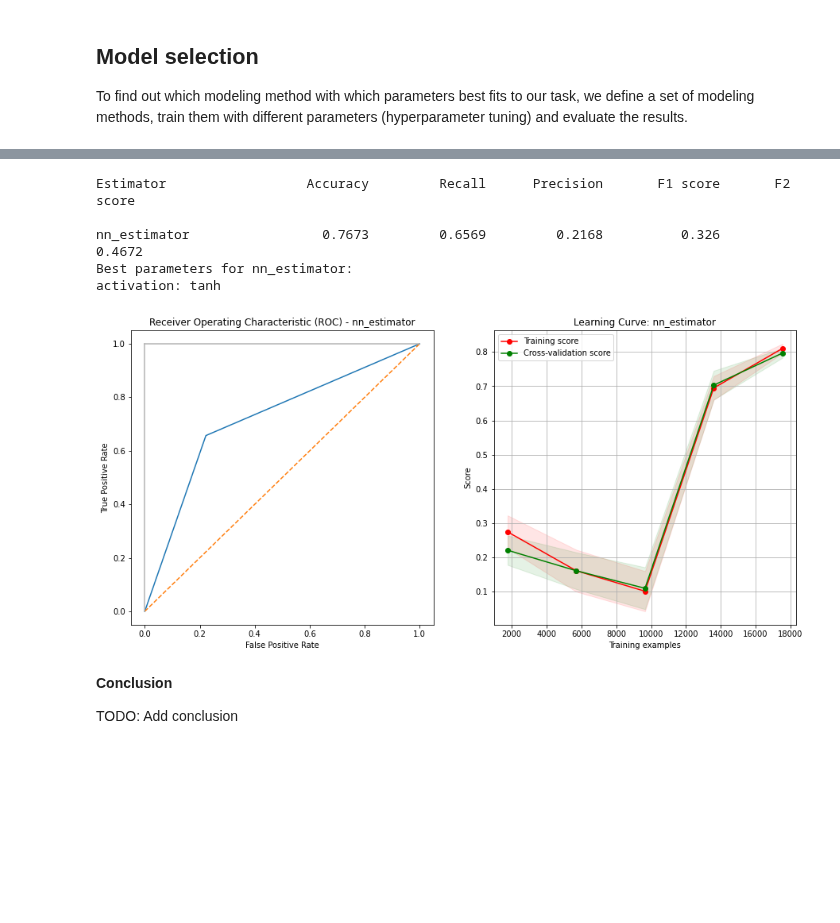
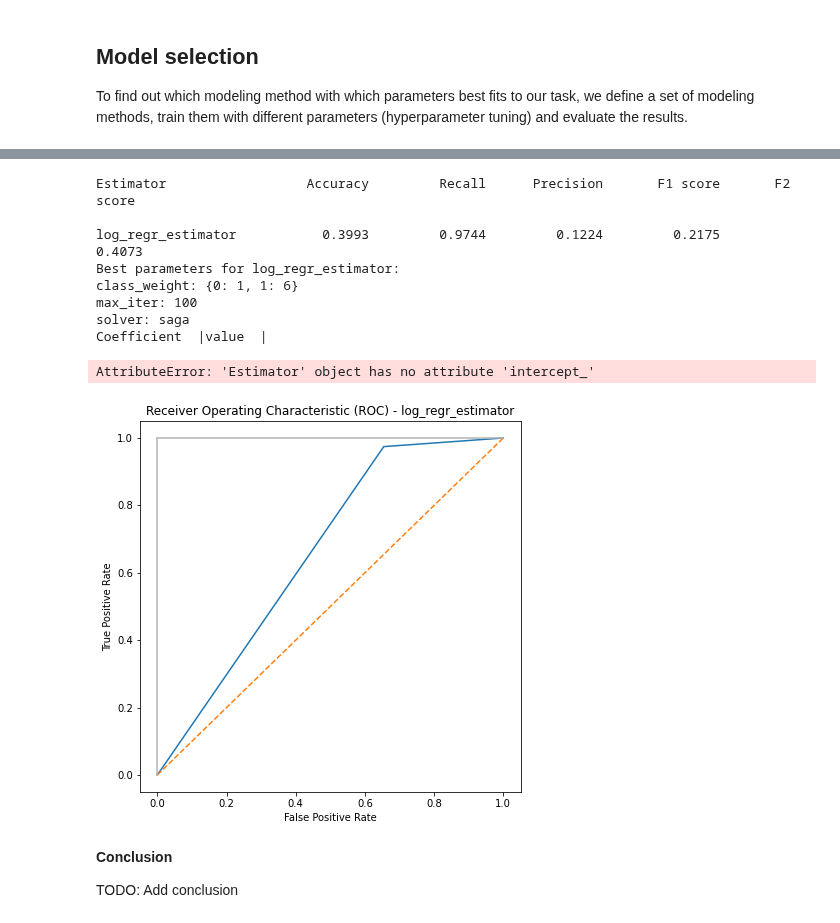
Before and after one commit to BenediktLueth/heartheroes, a Jupyter notebook: model_training.ipynb, the cells around one changed output, grey strips where cells are left out. Saved outputs shown, nothing was run; the diff lists cells and outputs as text; code cells hidden in the pictures; blank space fills up the shorter version.

Commit message:
added logistic regression but still has errors for printing coefs

```diff
--- a/model_training.ipynb
+++ b/model_training.ipynb
@@ -147,6 +147,22 @@ def plot_learning_curve(title, estimator, ax, X, y, cv, scoring):
     ax.legend()
 
 
+def plot_loss(title, fitted_estimator):
+    # plot loss during training
+    plt.subplot(211)
+    plt.title('{} \nLoss'.format(title))
+    plt.plot(fitted_estimator.history['loss'], label='train')
+    plt.plot(fitted_estimator.history['val_loss'], label='test')
+    plt.legend()
+    # plot accuracy during training
+    plt.subplot(212)
+    plt.title('Accuracy')
+    plt.plot(fitted_estimator.history['accuracy'], label='train')
+    plt.plot(fitted_estimator.history['val_accuracy'], label='test')
+    plt.legend()
+    plt.show()
+
+
 def model_evaluate(estimator, parameters, X_train, X_test, y_train, y_test):
     # Method that trains the passed model with the passed parameters and plots the evaluation of it
     cv = StratifiedKFold(n_splits=4, shuffle=True, random_state=42)
@@ -161,7 +177,7 @@ def model_evaluate(estimator, parameters, X_train, X_test, y_train, y_test):
                                          verbose=0
                                          )
     # training and prediction
-    grid_search_estimator.fit(X_train, y_train)
+    fitted_estimator = grid_search_estimator.fit(X_train, y_train)
     y_predicted = grid_search_estimator.predict(X_test)
 
     # evaluation of the model
@@ -174,10 +190,16 @@ def model_evaluate(estimator, parameters, X_train, X_test, y_train, y_test):
     number_of_rows = 2
     number_of_columns = 2
 
+    # plot loss and accuracy
+    # TODO only enable for keras
+    # plot_loss(title=estimator.name, fitted_estimator=fitted_estimator)
+
     # plot roc
     ax = figure.add_subplot(number_of_rows, number_of_columns, figure_index)
     plot_roc(title=estimator.name, ax=ax, y_test=y_test, y_predicted=y_predicted)
     figure_index += 1
+
+
 
     # plot feature importance in case of forest estimator
     if estimator==Estimator.forest_estimator:
@@ -191,6 +213,18 @@ def model_evaluate(estimator, parameters, X_train, X_test, y_train, y_test):
         plot_learning_curve(title=estimator.name, estimator=estimator.value, ax=ax, X=X_train, y=y_train, cv=cv, scoring=scoring)
         figure_index += 1
 
+    if estimator==Estimator.log_regr_estimator:
+        # TODO implement table output
+        val = 0 # TODO
+        headers = ["Coefficient", "value"]
+        print_template = ""
+        for i in range(len(headers)):
+            k = len(headers[i])
+            print_template += "{" + str(i) + ":" + str(k+2) + "}|"
+        print(print_template.format(*headers))
+        print(print_template.format(estimator.intercept_, val))
+        for coef in estimator.coef_:
+            print(print_template.format(coef, val))
     plt.show()
 # %% [markdown]
 ## Setup data
@@ -260,9 +289,9 @@ param_grids = {
     Estimator.nn_estimator: {
         'activation': ['identity', 'logistic', 'tanh', 'relu']
     },
-    Estimator.log_regr_estimator:{
+    Estimator.log_regr_estimator: {
         'solver': ['sag', 'saga' ], # TODO check also saga with elasticnet
-        'max_iter': [50, 100, 200, 400],
+        'max_iter': [200, 400, 1000],
         'class_weight': [{0:1, 1:2}, {0:1, 1:1}, {0:1, 1:3}, {0:1, 1:4}, {0:1, 1:6}] # TODO revise maybe
     }
 }
@@ -294,13 +308,6 @@ n_estimators: 800
 # nn estimator
 estimator = Estimator.nn_estimator
 model_evaluate(estimator, param_grids.get(estimator), **data_dict)
-# %% [output]
-Estimator                  Accuracy         Recall      Precision       F1 score       F2 score
-
-nn_estimator                 0.7673         0.6569         0.2168          0.326         0.4672
-Best parameters for nn_estimator:
-activation: tanh
-[figure, removed]
 # %%
 # svc estimator
 # estimator = Estimator.svc_estimator
@@ -308,7 +315,18 @@ activation: tanh
 # %%
 # logistic regression estimator
 estimator = Estimator.log_regr_estimator
-model_evaluate(estimator, param_grids.get(estimator, **data_dict))
+model_evaluate(estimator, param_grids.get(estimator), **data_dict)
+# %% [output]
+Estimator                  Accuracy         Recall      Precision       F1 score       F2 score
+
+log_regr_estimator           0.3993         0.9744         0.1224         0.2175         0.4073
+Best parameters for log_regr_estimator:
+class_weight: {0: 1, 1: 6}
+max_iter: 100
+solver: saga
+Coefficient  |value  |
+AttributeError: 'Estimator' object has no attribute 'intercept_'
+[figure, added]
 # %% [markdown]
 **Conclusion**
 
```
Also changed, not shown: parts of 3 cells of this notebook.
